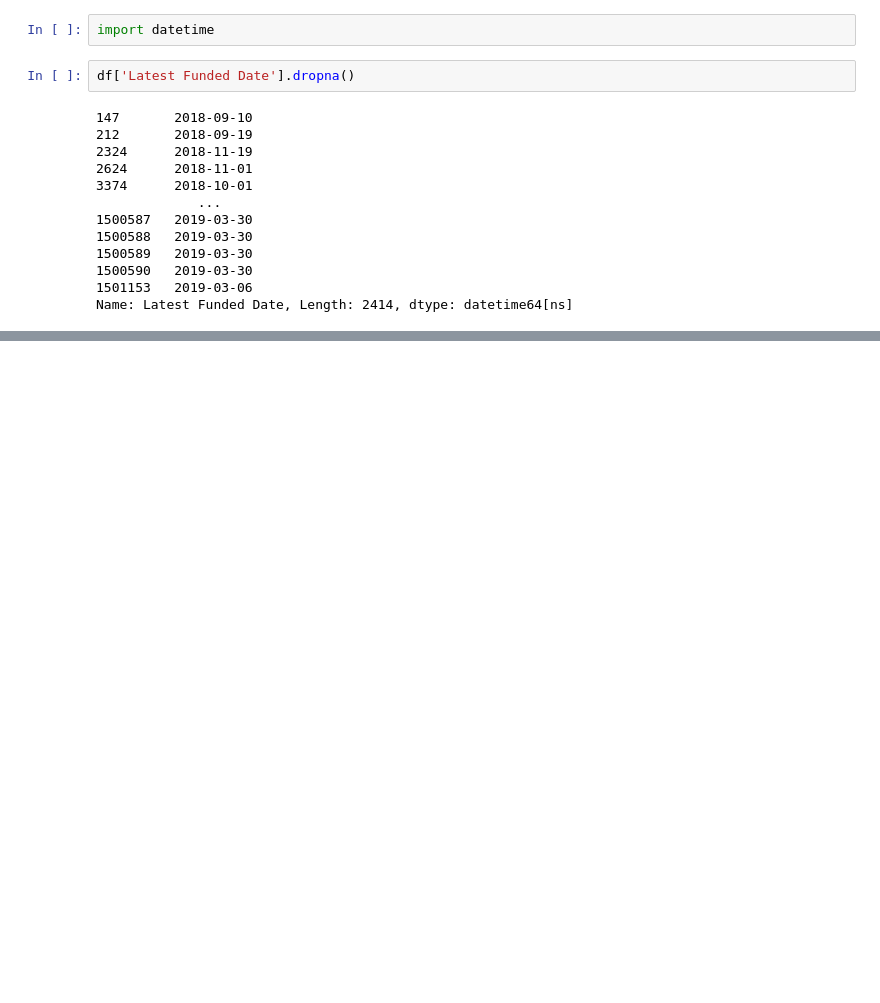
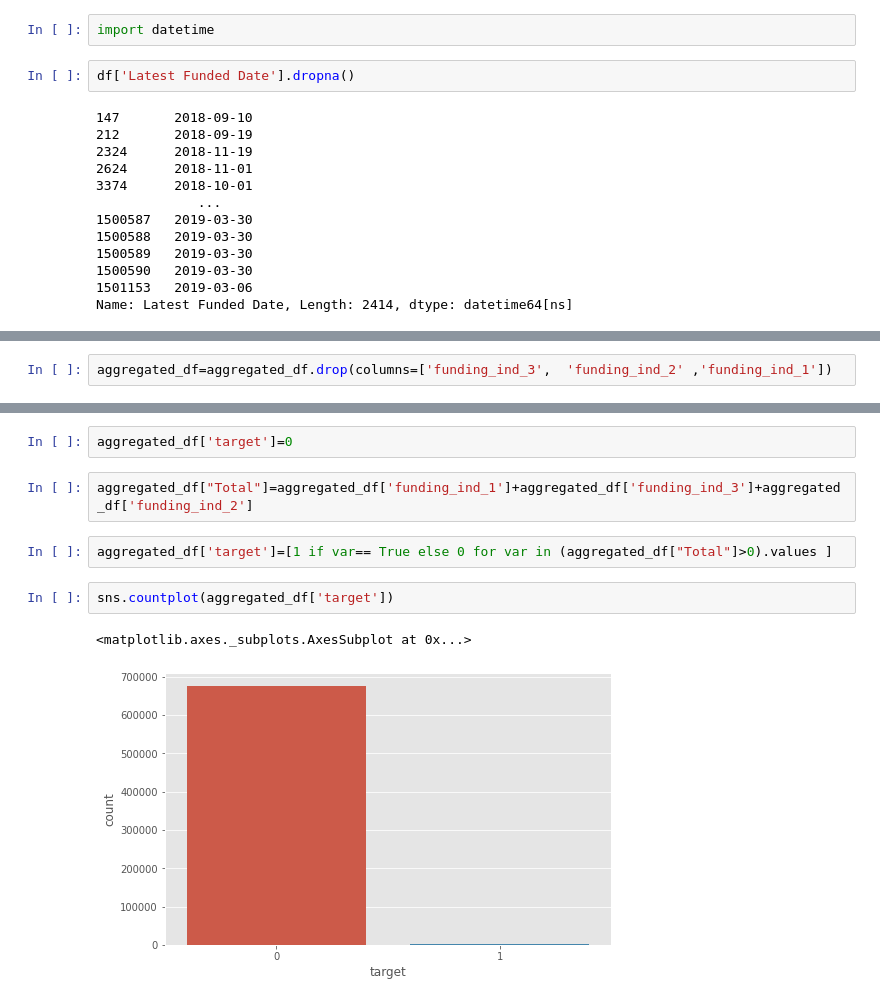
Before and after one commit to mishraraaj/Startup_funding_prediction, a Jupyter notebook: Raj_Mishra_Startup_Funding_Prediction_Capstone_Project.ipynb, the cells around one changed output, grey strips where cells are left out. Drawn from its saved outputs; the diff is of its cells as text; blank space fills up the shorter version.

```diff
--- a/Raj_Mishra_Startup_Funding_Prediction_Capstone_Project.ipynb
+++ b/Raj_Mishra_Startup_Funding_Prediction_Capstone_Project.ipynb
@@ -517,0 +536,2 @@ use_df[use_df['target']==1]
+# %%
+aggregated_df=aggregated_df.drop(columns=['funding_ind_3',	'funding_ind_2'	,'funding_ind_1'])
@@ -517,0 +634,11 @@ use_df[use_df['target']==1]
+# %%
+aggregated_df['target']=0
+# %%
+aggregated_df["Total"]=aggregated_df['funding_ind_1']+aggregated_df['funding_ind_3']+aggregated_df['funding_ind_2']
+# %%
+aggregated_df['target']=[1 if var== True else 0 for var in (aggregated_df["Total"]>0).values ]
+# %%
+sns.countplot(aggregated_df['target'])
+# %% [output]
+<matplotlib.axes._subplots.AxesSubplot at 0x...>
+[figure, added]
```
Also changed, not shown: parts of 25 cells of this notebook.
